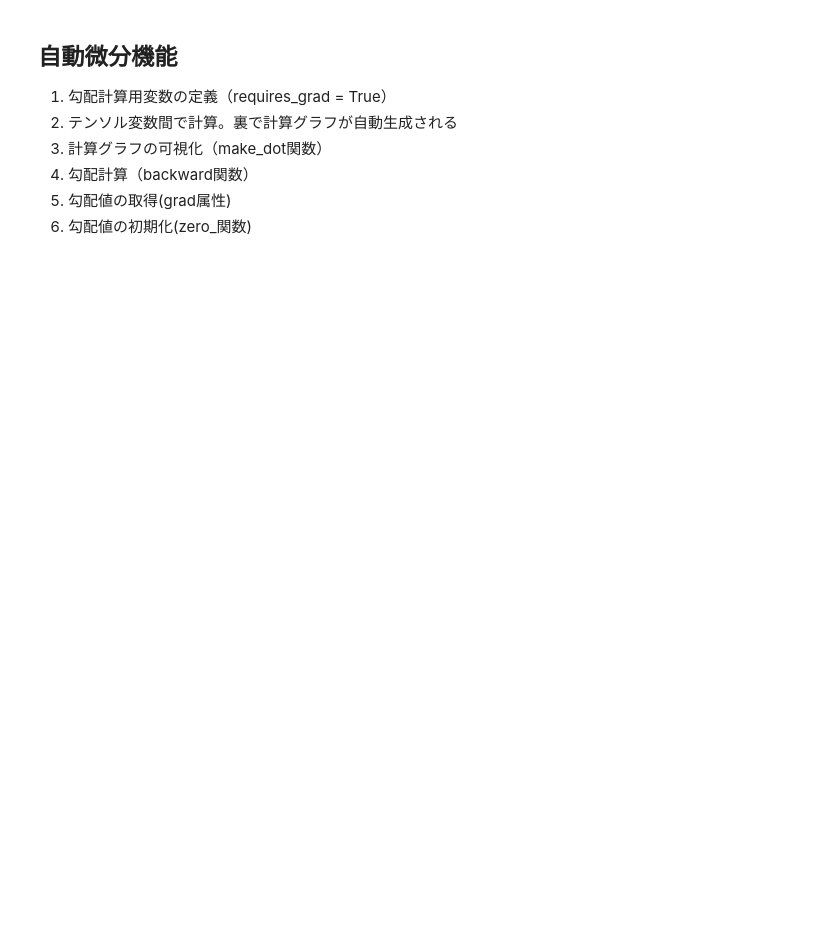
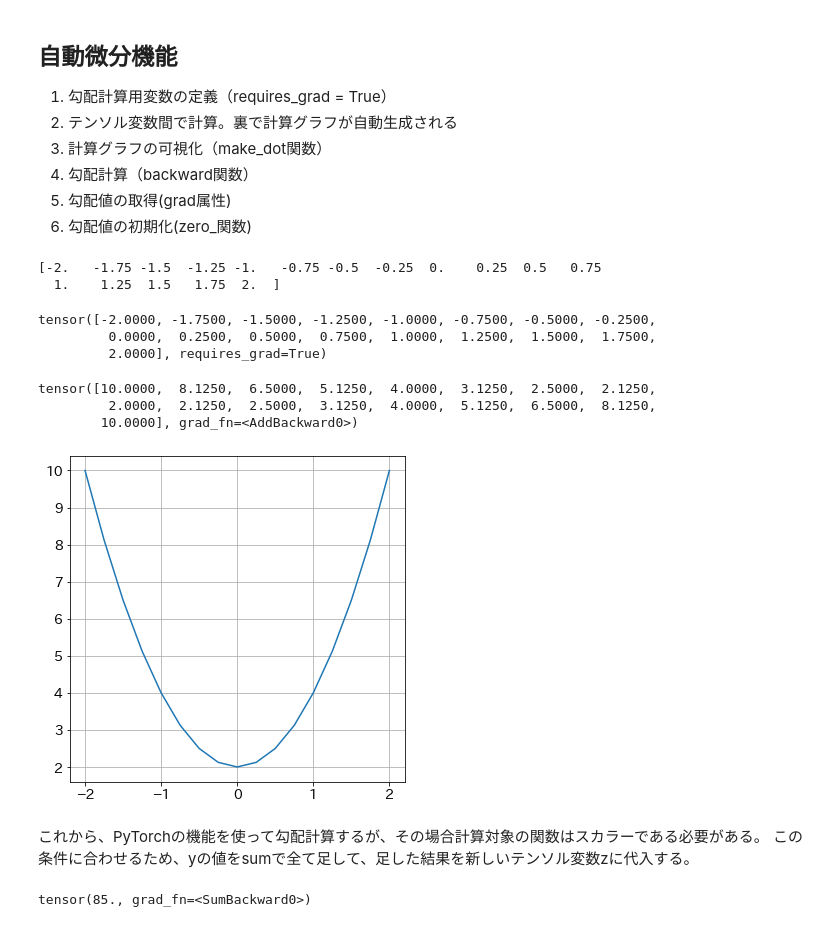
Before and after one commit to newstage75/ML_study, a Jupyter notebook: 最短Pytorch/2章PyTorchの基本機能.ipynb, the cells around one changed output. Saved outputs shown, nothing was run; the diff lists cells and outputs as text; code cells hidden in the pictures; blank space fills up the shorter version.

```diff
--- a/最短Pytorch/2章PyTorchの基本機能.ipynb
+++ b/最短Pytorch/2章PyTorchの基本機能.ipynb
@@ -257,6 +267,38 @@ print(r2_np)
 6.   勾配値の初期化(zero_関数)
 # %%
 #二次関数の勾配計算
-x_np = np.arrange(-2, 2.1, 0.25)
+x_np = np.arange(-2, 2.1, 0.25)
 
 print(x_np)
+# %% [output]
+[-2.   -1.75 -1.5  -1.25 -1.   -0.75 -0.5  -0.25  0.    0.25  0.5   0.75
+  1.    1.25  1.5   1.75  2.  ]
+# %%
+#1.勾配計算用変数の定義
+x = torch.tensor(x_np, requires_grad=True, dtype=torch.float32)
+print(x)
+# %% [output]
+tensor([-2.0000, -1.7500, -1.5000, -1.2500, -1.0000, -0.7500, -0.5000, -0.2500,
+         0.0000,  0.2500,  0.5000,  0.7500,  1.0000,  1.2500,  1.5000,  1.7500,
+         2.0000], requires_grad=True)
+# %%
+y = 2*x**2 + 2
+print(y)
+# %% [output]
+tensor([10.0000,  8.1250,  6.5000,  5.1250,  4.0000,  3.1250,  2.5000,  2.1250,
+         2.0000,  2.1250,  2.5000,  3.1250,  4.0000,  5.1250,  6.5000,  8.1250,
+        10.0000], grad_fn=<AddBackward0>)
+# %%
+plt.plot(x.data, y.data)
+plt.show()
+# %% [output]
+[figure, added]
+# %% [markdown]
+これから、PyTorchの機能を使って勾配計算するが、その場合計算対象の関数はスカラーである必要がある。
+この条件に合わせるため、yの値をsumで全て足して、足した結果を新しいテンソル変数zに代入する。
+# %%
+#ダミーで足し合わせる
+z=y.sum()
+print(z)
+# %% [output]
+tensor(85., grad_fn=<SumBackward0>)
```
Also changed, not shown: parts of 5 cells of this notebook.
